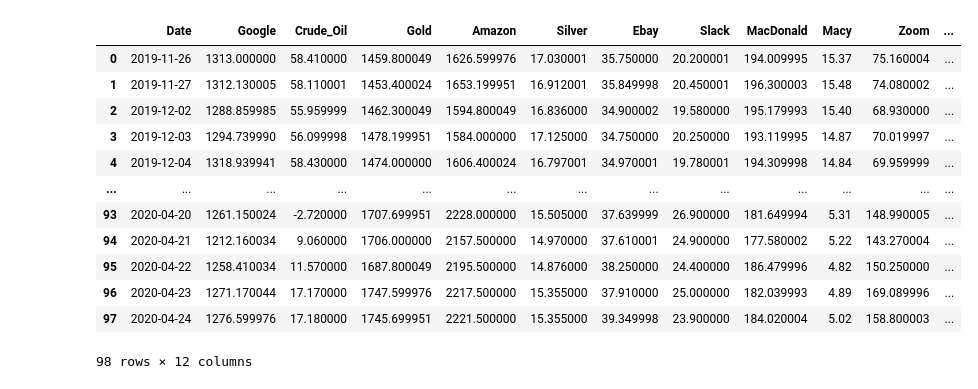
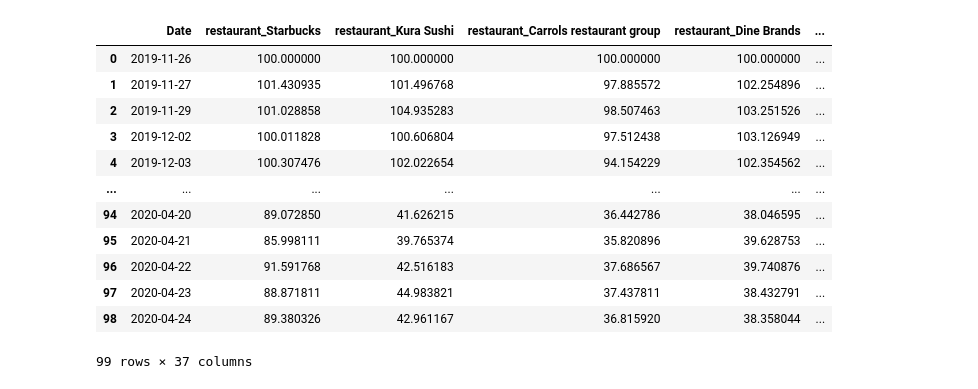
Before and after one commit to HaroldTang/Covid19_LockDown_Project, a Jupyter notebook: Code/Stockprice_Analysis.ipynb, the cells around one changed output. Drawn from its saved outputs; the diff is of its cells as text; code cells hidden in the pictures.

Commit message:
Data and code upload

```diff
--- a/Code/Stockprice_Analysis.ipynb
+++ b/Code/Stockprice_Analysis.ipynb
@@ -8,19 +8,19 @@ from datetime import datetime
 import plotly.graph_objects as go
 import plotly.express as px
 # %%
-stock_df= pd.read_csv('../Output/Stock_Price_Result/Stock_Price_innerjoin_clean.csv')
+stock_df= pd.read_csv('../Raw_data/Stock_Price/Stock_Price_Result/rate/all_rate_innerjoin.csv')
 stock_df
 # %% [output]
-|  | Date | Google | Crude_Oil | Gold | Amazon | Silver | Ebay | Slack | MacDonald | Macy | Zoom | ... |
-| 0 | 2019-11-26 | 1313.000000 | 58.410000 | 1459.800049 | 1626.599976 | 17.030001 | 35.750000 | 20.200001 | 194.009995 | 15.37 | 75.160004 | ... |
-| 1 | 2019-11-27 | 1312.130005 | 58.110001 | 1453.400024 | 1653.199951 | 16.912001 | 35.849998 | 20.450001 | 196.300003 | 15.48 | 74.080002 | ... |
-| 2 | 2019-12-02 | 1288.859985 | 55.959999 | 1462.300049 | 1594.800049 | 16.836000 | 34.900002 | 19.580000 | 195.179993 | 15.40 | 68.930000 | ... |
-| 3 | 2019-12-03 | 1294.739990 | 56.099998 | 1478.199951 | 1584.000000 | 17.125000 | 34.750000 | 20.250000 | 193.119995 | 14.87 | 70.019997 | ... |
-| 4 | 2019-12-04 | 1318.939941 | 58.430000 | 1474.000000 | 1606.400024 | 16.797001 | 34.970001 | 19.780001 | 194.309998 | 14.84 | 69.959999 | ... |
-| ... | ... | ... | ... | ... | ... | ... | ... | ... | ... | ... | ... | ... |
-| 93 | 2020-04-20 | 1261.150024 | -2.720000 | 1707.699951 | 2228.000000 | 15.505000 | 37.639999 | 26.900000 | 181.649994 | 5.31 | 148.990005 | ... |
-| 94 | 2020-04-21 | 1212.160034 | 9.060000 | 1706.000000 | 2157.500000 | 14.970000 | 37.610001 | 24.900000 | 177.580002 | 5.22 | 143.270004 | ... |
-| 95 | 2020-04-22 | 1258.410034 | 11.570000 | 1687.800049 | 2195.500000 | 14.876000 | 38.250000 | 24.400000 | 186.479996 | 4.82 | 150.250000 | ... |
-| 96 | 2020-04-23 | 1271.170044 | 17.170000 | 1747.599976 | 2217.500000 | 15.355000 | 37.910000 | 25.000000 | 182.039993 | 4.89 | 169.089996 | ... |
-| 97 | 2020-04-24 | 1276.599976 | 17.180000 | 1745.699951 | 2221.500000 | 15.355000 | 39.349998 | 23.900000 | 184.020004 | 5.02 | 158.800003 | ... |
+|  | Date | restaurant_Starbucks | restaurant_Kura Sushi | restaurant_Carrols restaurant group | restaurant_Dine Brands | ... |
+| 0 | 2019-11-26 | 100.000000 | 100.000000 | 100.000000 | 100.000000 | ... |
+| 1 | 2019-11-27 | 101.430935 | 101.496768 | 97.885572 | 102.254896 | ... |
+| 2 | 2019-11-29 | 101.028858 | 104.935283 | 98.507463 | 103.251526 | ... |
+| 3 | 2019-12-02 | 100.011828 | 100.606804 | 97.512438 | 103.126949 | ... |
+| 4 | 2019-12-03 | 100.307476 | 102.022654 | 94.154229 | 102.354562 | ... |
+| ... | ... | ... | ... | ... | ... | ... |
+| 94 | 2020-04-20 | 89.072850 | 41.626215 | 36.442786 | 38.046595 | ... |
+| 95 | 2020-04-21 | 85.998111 | 39.765374 | 35.820896 | 39.628753 | ... |
+| 96 | 2020-04-22 | 91.591768 | 42.516183 | 37.686567 | 39.740876 | ... |
+| 97 | 2020-04-23 | 88.871811 | 44.983821 | 37.437811 | 38.432791 | ... |
+| 98 | 2020-04-24 | 89.380326 | 42.961167 | 36.815920 | 38.358044 | ... |
-98 rows × 12 columns
+99 rows × 37 columns
```
Also changed, not shown: parts of 13 cells of this notebook, 19 other files.
